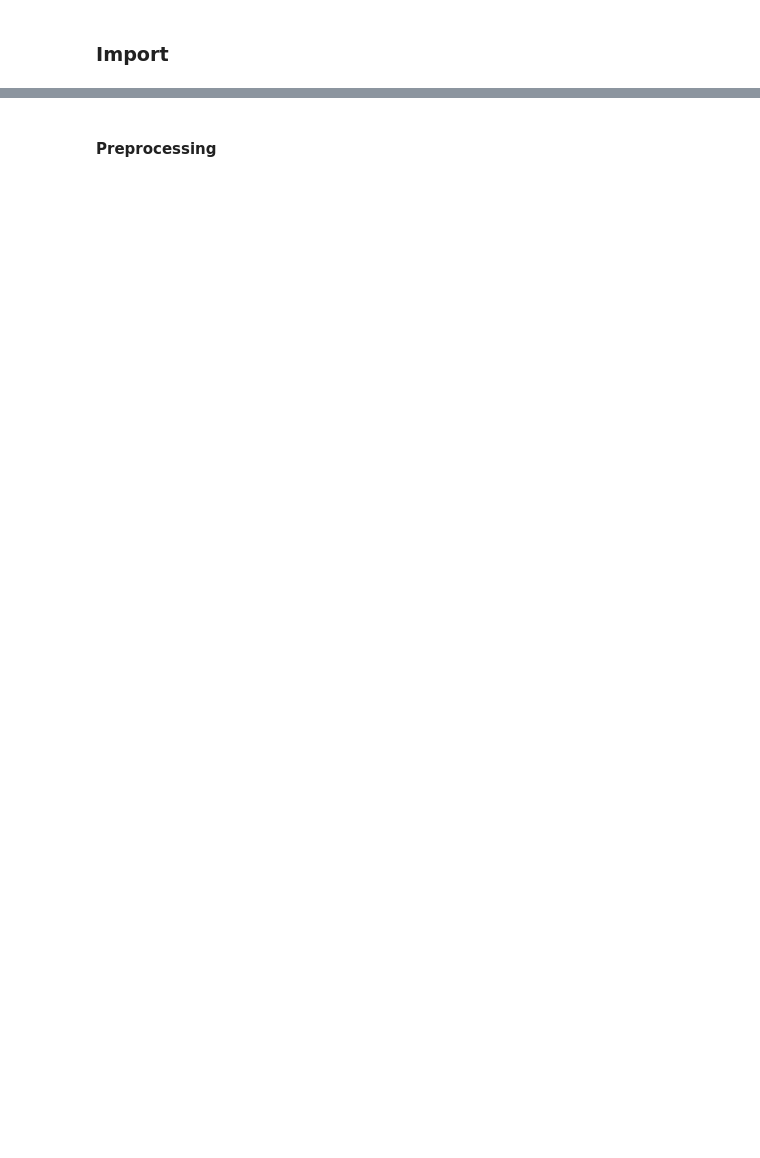
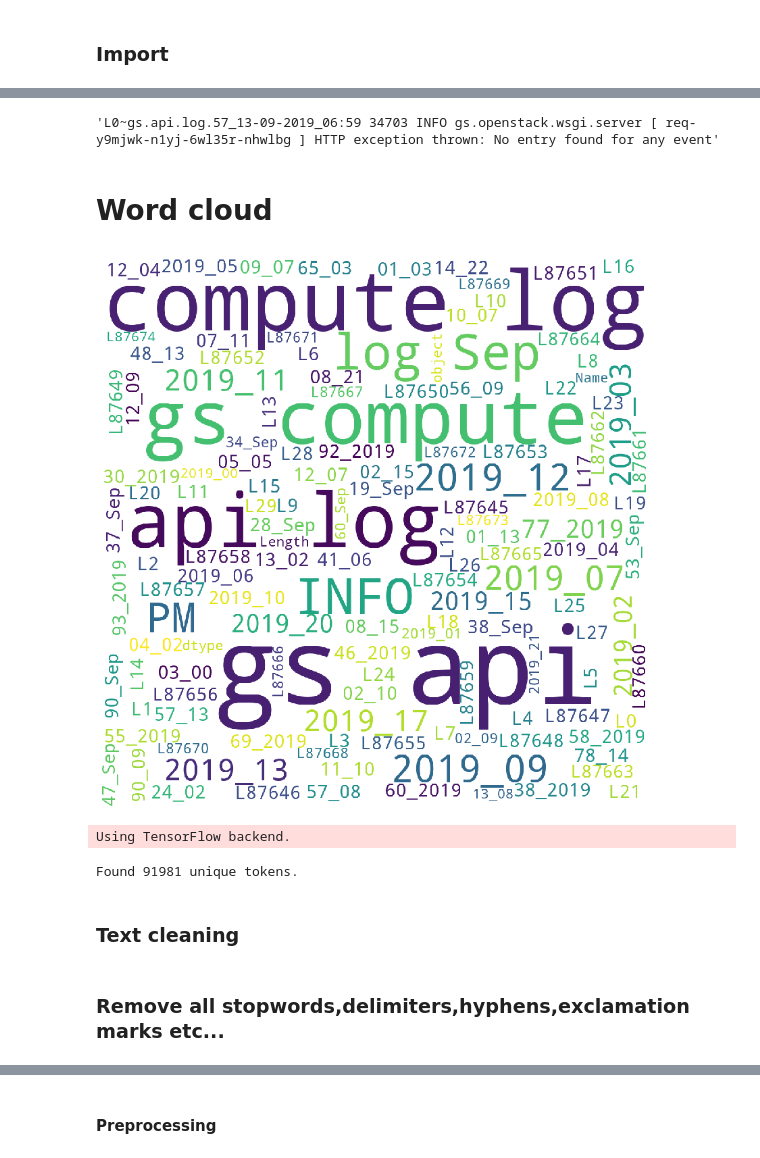
Before and after one commit to vishaldhull09/GS-loggings, a Jupyter notebook: Final_Code_transfer_learning.ipynb, the cells around one changed output, grey strips where cells are left out. Drawn from its saved outputs; the diff is of its cells as text; code cells hidden in the pictures; blank space fills up the shorter version.

```diff
--- a/Final_Code_transfer_learning.ipynb
+++ b/Final_Code_transfer_learning.ipynb
@@ -19,4 +9,3 @@ Mounted at /content/drive
 # %%
-data = pd.read_csv('/content/drive/My Drive/GS_Quantify_2019/data/train_set.txt',sep='delimiter', header=None)
-data_test_public = pd.read_csv('/content/drive/My Drive/GS_Quantify_2019/data/public_test_set.txt',sep='delimiter', header=None)
-data_test_private = pd.read_csv('/content/drive/My Drive/GS_Quantify_2019/data/private_test_set.txt',sep='delimiter', header=None)
+data = pd.read_csv('data/train_set.txt',sep='delimiter', header=None)
+data_test_public = pd.read_csv('data/public_test_set.txt',sep='delimiter', header=None)
@@ -34,3 +21,40 @@ Then use all the standard preprocessing techniques
+# %%
+data[0][0]
+# %% [output]
+'L0~gs.api.log.57_13-09-2019_06:59 34703 INFO gs.openstack.wsgi.server [ req-y9mjwk-n1yj-6wl35r-nhwlbg ] HTTP exception thrown: No entry found for any event'
+# %% [markdown]
+<h1> Word cloud </h1>
+# %%
+import matplotlib.pyplot as plt
+import seaborn as sns
+
+from wordcloud import WordCloud, STOPWORDS
+
+stopwords = set(STOPWORDS)
+
+plt.rcParams['figure.figsize'] = (15, 15)
+wordcloud = WordCloud(background_color = 'white', width = 1200,  height = 1200, max_words = 10000, random_state=42).generate(str(data[0]))
+plt.imshow(wordcloud)
+plt.axis('off')
+plt.show()
+# %% [output]
+[figure, added]
+# %%
+from keras.preprocessing.text import Tokenizer
+
+tokenizer_obj = Tokenizer()
+tokenizer_obj.fit_on_texts(list(data[0])+ list(data_test_public[0]))
+# %% [output]
+Using TensorFlow backend.
+# %%
+word_index = tokenizer_obj.word_index
+print('Found %s unique tokens.' % len(word_index))
+# %% [output]
+Found 91981 unique tokens.
+# %% [markdown]
+### Text cleaning
+# %% [markdown]
+<h3>Remove all stopwords,delimiters,hyphens,exclamation marks etc...</h3>
 # %%
 import re
 import nltk
```
Also changed, not shown: parts of 54 cells of this notebook.
